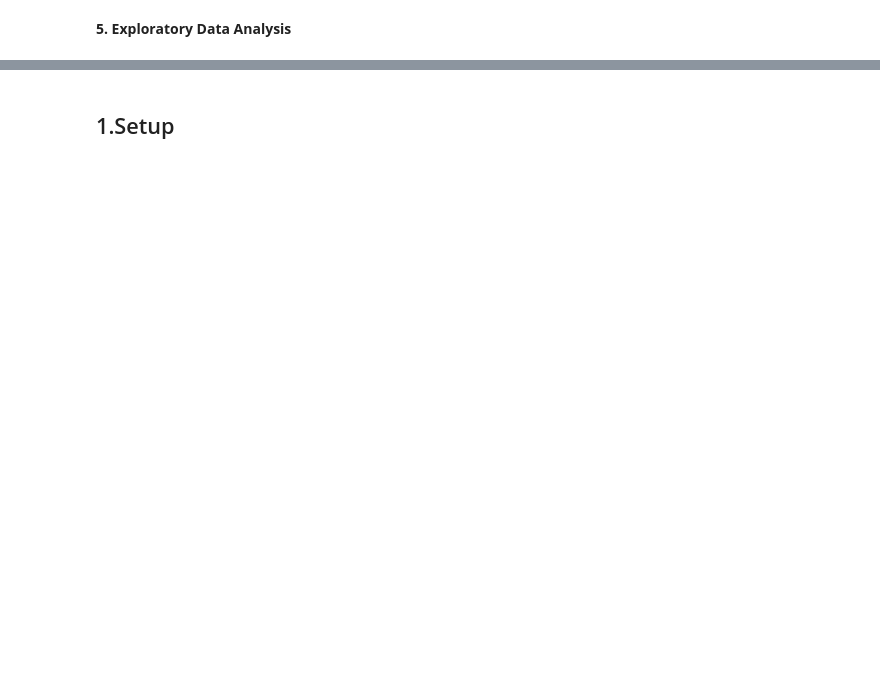
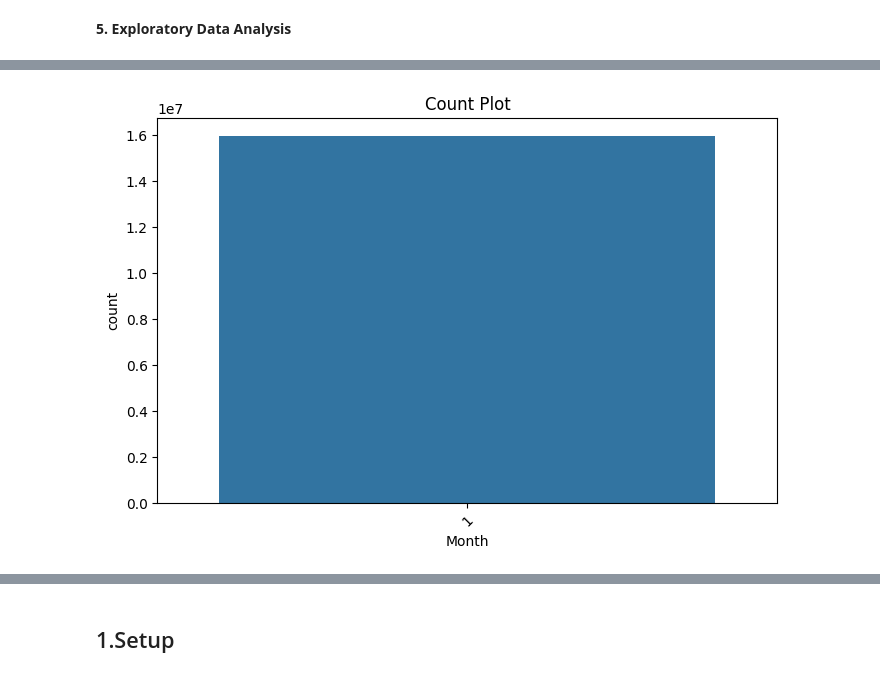
Before and after one commit to cara-jvr/mit-805-group-project, a Jupyter notebook: notebooks/Group12_01_Data_exploration.ipynb, the cells around one changed output, grey strips where cells are left out. Saved outputs shown, nothing was run; the diff lists cells and outputs as text; code cells hidden in the pictures; blank space fills up the shorter version.

```diff
--- a/notebooks/Group12_01_Data_exploration.ipynb
+++ b/notebooks/Group12_01_Data_exploration.ipynb
@@ -345,10 +365,12 @@ plt.show()
 # %%
-Month_df = df_clean.groupBy("Month").count().toPandas()
+Month_df = df_clean2.groupBy("Month").count().toPandas()
 
 
 plt.figure(figsize=(8, 5))
-sns.barplot(x="Month", y="Count", data=Month_df)
+sns.barplot(x="Month", y="count", data=Month_df)
 plt.title("Count Plot")
 plt.xticks(rotation=45)
 plt.show()
+# %% [output]
+[figure, added]
 # %%
```
Also changed, not shown: parts of 39 cells of this notebook.
